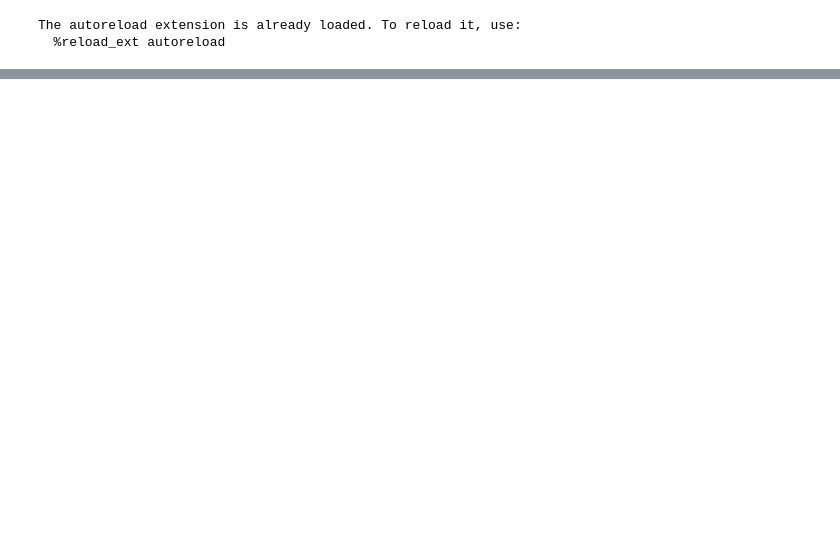
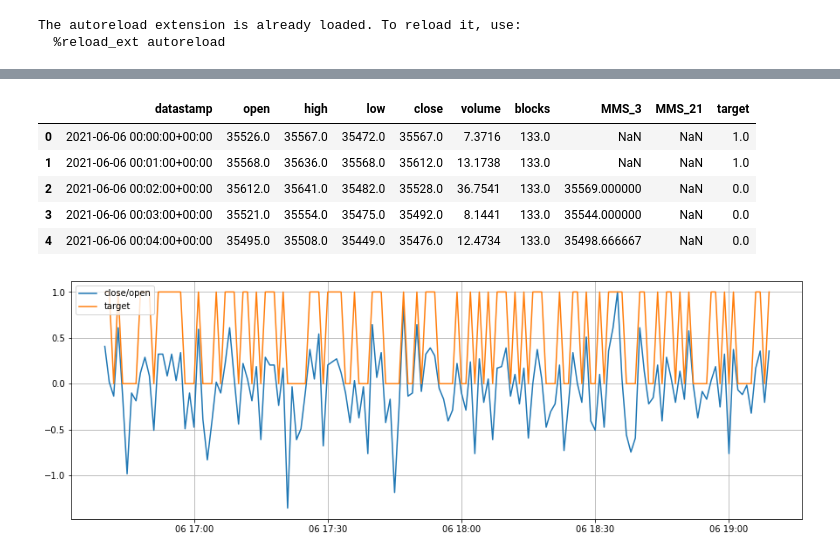
Before and after one commit to FerPapi/transfero_challenge_fp, a Jupyter notebook: Q3.ipynb, the cells around one changed output, grey strips where cells are left out. Drawn from its saved outputs; the diff is of its cells as text; code cells hidden in the pictures; blank space fills up the shorter version.

```diff
--- a/Q3.ipynb
+++ b/Q3.ipynb
@@ -33,0 +172,20 @@ Total Rows: 1372819
+# %%
+# 3c) Simple moving average features -- 3 periods and 21 periods
+moving_average_df = asof_join_df
+
+from src.dataframe_operations import create_moving_average_feature
+
+moving_average_df = create_moving_average_feature(moving_average_df, 'MMS_3', 'close', 3)
+moving_average_df = create_moving_average_feature(moving_average_df, 'MMS_21', 'close', 21)
+
+# sanity check plotting
+plt.figure(figsize=[15,3])
+plt.grid(True)
+start = 1000
+end = 1150
+plt.plot(moving_average_df['datastamp'][start:end], moving_average_df['close'][start:end] ,label='close')
+plt.plot(moving_average_df['datastamp'][start:end], moving_average_df['MMS_3'][start:end] ,label='SMA 3 minutes')
+plt.plot(moving_average_df['datastamp'][start:end], moving_average_df['MMS_21'][start:end] ,label='SMA 21 minutes')
+plt.legend(loc=2)
+
+moving_average_df
@@ -33,0 +207,26 @@ Total Rows: 1372819
+# %%
+# 3d) Feature Engineering
+
+from src.dataframe_operations import open_close_binary_classification
+
+binary_feature_df = open_close_binary_classification(moving_average_df, 'target')
+
+# sanity check plotting
+plt.figure(figsize=[15,5])
+plt.grid(True)
+start = 1000
+end = 1150
+normalized_series = (moving_average_df['close'][start:end] - moving_average_df['open'][start:end]) / max(moving_average_df['close'][1000:1150] - moving_average_df['open'][1000:1150])
+plt.plot(moving_average_df['datastamp'][start:end], normalized_series ,label='close/open')
+plt.plot(moving_average_df['datastamp'][start:end], moving_average_df['target'][start:end] ,label='target')
+plt.legend(loc=2)
+
+binary_feature_df.head()
+# %% [output]
+|  | datastamp | open | high | low | close | volume | blocks | MMS_3 | MMS_21 | target |
+| 0 | 2021-06-06 00:00:00+00:00 | 35526.0 | 35567.0 | 35472.0 | 35567.0 | 7.3716 | 133.0 | NaN | NaN | 1.0 |
+| 1 | 2021-06-06 00:01:00+00:00 | 35568.0 | 35636.0 | 35568.0 | 35612.0 | 13.1738 | 133.0 | NaN | NaN | 1.0 |
+| 2 | 2021-06-06 00:02:00+00:00 | 35612.0 | 35641.0 | 35482.0 | 35528.0 | 36.7541 | 133.0 | 35569.000000 | NaN | 0.0 |
+| 3 | 2021-06-06 00:03:00+00:00 | 35521.0 | 35554.0 | 35475.0 | 35492.0 | 8.1441 | 133.0 | 35544.000000 | NaN | 0.0 |
+| 4 | 2021-06-06 00:04:00+00:00 | 35495.0 | 35508.0 | 35449.0 | 35476.0 | 12.4734 | 133.0 | 35498.666667 | NaN | 0.0 |
+[figure, added]
```
Also changed, not shown: parts of 8 cells of this notebook, 1 other file.
